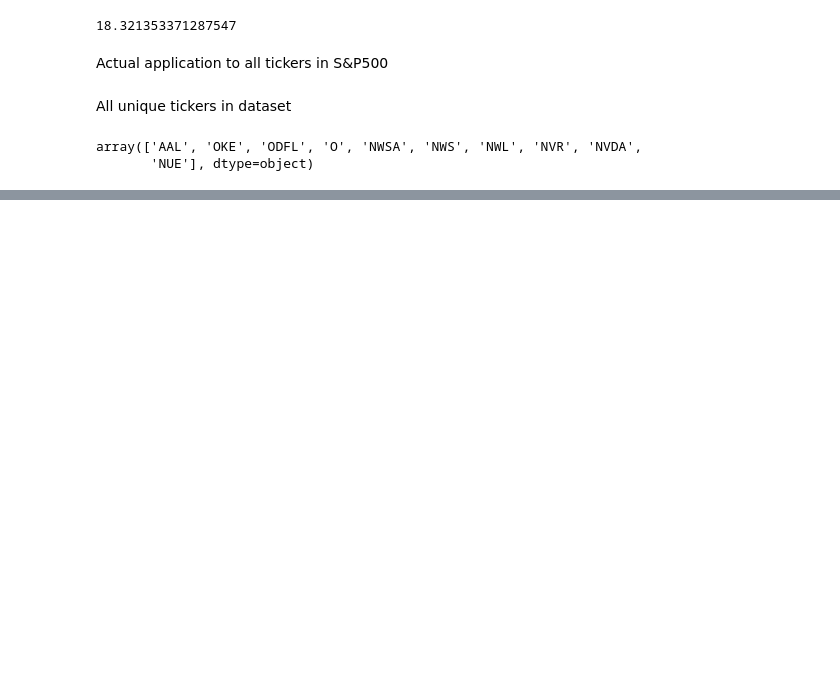
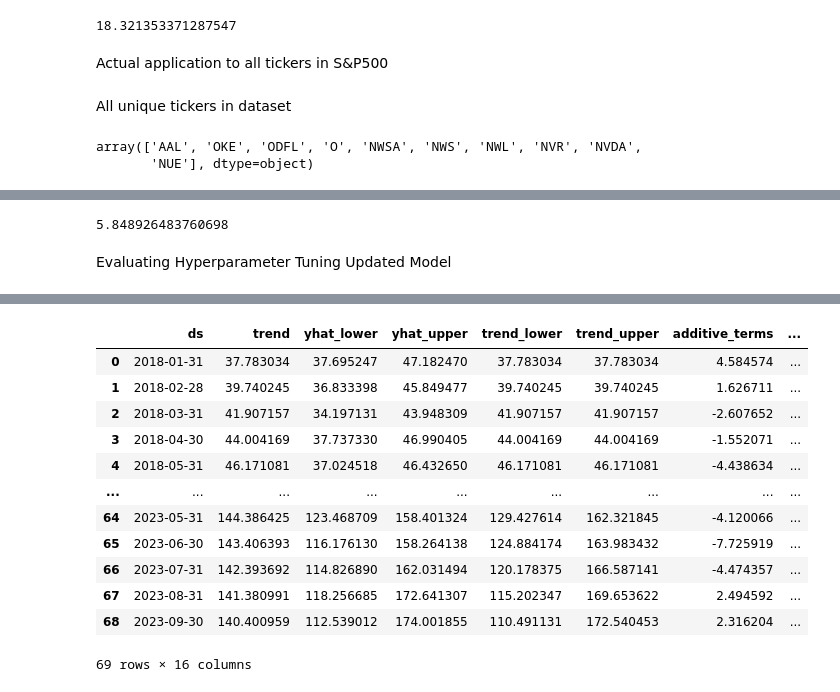
Before and after one commit to Noorasyikeen/InvestoInsight, a Jupyter notebook: InvestoInsight/InvestoInsight_Prophet.ipynb, the cells around one changed output, grey strips where cells are left out. Drawn from its saved outputs; the diff is of its cells as text; code cells hidden in the pictures; blank space fills up the shorter version.

```diff
--- a/InvestoInsight/InvestoInsight_Prophet.ipynb
+++ b/InvestoInsight/InvestoInsight_Prophet.ipynb
@@ -190,0 +275,6 @@ mmm
+# %%
+min(rmses)
+# %% [output]
+5.848926483760698
+# %% [markdown]
+Evaluating Hyperparameter Tuning Updated Model
@@ -190,0 +283,15 @@ mmm
+# %%
+# Initialize and fit the Prophet model for the current ticker
+model3 = Prophet(changepoint_prior_scale = 0.5,
+                seasonality_prior_scale = 0.1,
+                seasonality_mode = 'additive',
+                changepoint_range = 0.95)
+model3.fit(ticker_data2)
+
+# Create a future DataFrame for predictions
+future3 = model3.make_future_dataframe(periods=12, freq='M')  # Adjust as needed
+
+# Make predictions for the current ticker
+forecast3 = model3.predict(future3)
+forecast3  # Add a 'ticker' column to identify the forecasts
+# %% [output]
@@ -190,0 +300,13 @@ mmm
+|  | ds | trend | yhat_lower | yhat_upper | trend_lower | trend_upper | additive_terms | ... |
+| 0 | 2018-01-31 | 37.783034 | 37.695247 | 47.182470 | 37.783034 | 37.783034 | 4.584574 | ... |
+| 1 | 2018-02-28 | 39.740245 | 36.833398 | 45.849477 | 39.740245 | 39.740245 | 1.626711 | ... |
+| 2 | 2018-03-31 | 41.907157 | 34.197131 | 43.948309 | 41.907157 | 41.907157 | -2.607652 | ... |
+| 3 | 2018-04-30 | 44.004169 | 37.737330 | 46.990405 | 44.004169 | 44.004169 | -1.552071 | ... |
+| 4 | 2018-05-31 | 46.171081 | 37.024518 | 46.432650 | 46.171081 | 46.171081 | -4.438634 | ... |
+| ... | ... | ... | ... | ... | ... | ... | ... | ... |
+| 64 | 2023-05-31 | 144.386425 | 123.468709 | 158.401324 | 129.427614 | 162.321845 | -4.120066 | ... |
+| 65 | 2023-06-30 | 143.406393 | 116.176130 | 158.264138 | 124.884174 | 163.983432 | -7.725919 | ... |
+| 66 | 2023-07-31 | 142.393692 | 114.826890 | 162.031494 | 120.178375 | 166.587141 | -4.474357 | ... |
+| 67 | 2023-08-31 | 141.380991 | 118.256685 | 172.641307 | 115.202347 | 169.653622 | 2.494592 | ... |
+| 68 | 2023-09-30 | 140.400959 | 112.539012 | 174.001855 | 110.491131 | 172.540453 | 2.316204 | ... |
+69 rows × 16 columns
```
Also changed, not shown: parts of 24 cells of this notebook.
